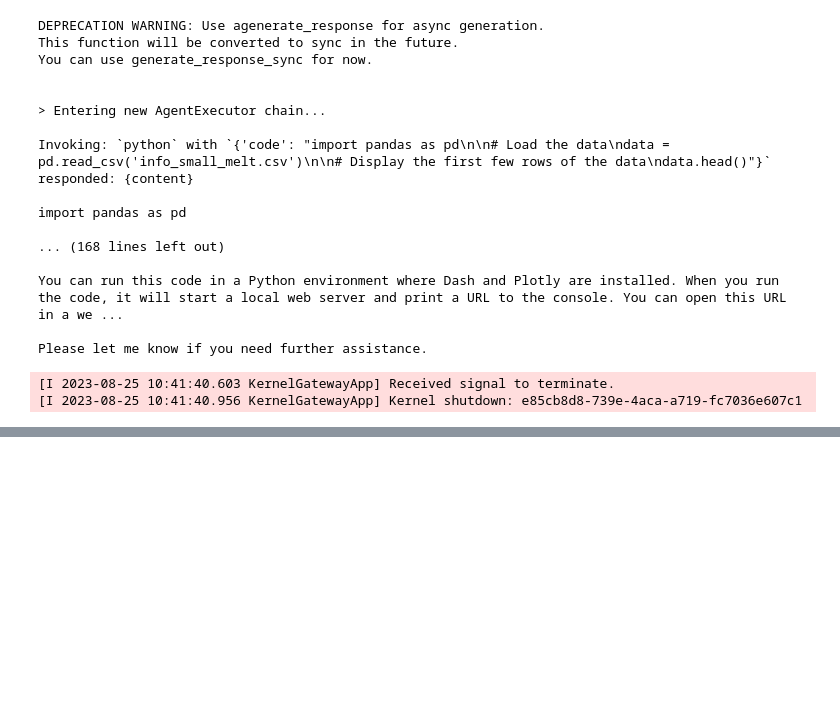
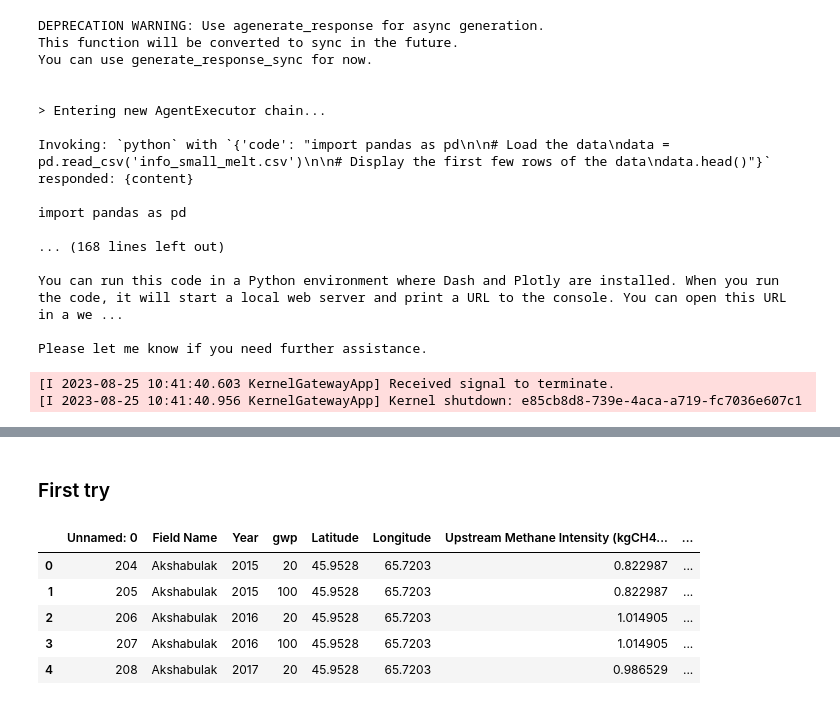
Before and after one commit to RMI/llm_experiments, a Jupyter notebook: code_interpreter_api.ipynb, the cells around one changed output, grey strips where cells are left out. Cells and saved outputs as stored; diff of their text form; code cells hidden in the pictures; blank space fills up the shorter version.

```diff
--- a/code_interpreter_api.ipynb
+++ b/code_interpreter_api.ipynb
@@ -315,0 +389,17 @@ if __name__ == '__main__':
+# %% [markdown]
+### First try
+# %%
+import pandas as pd
+
+# Read the dataset
+df = pd.read_csv('info_small.csv')
+
+# Display the first few rows of the dataset
+df.head()
+# %% [output]
+|  | Unnamed: 0 | Field Name | Year | gwp | Latitude | Longitude | Upstream Methane Intensity (kgCH4... | ... |
+| 0 | 204 | Akshabulak | 2015 | 20 | 45.9528 | 65.7203 | 0.822987 | ... |
+| 1 | 205 | Akshabulak | 2015 | 100 | 45.9528 | 65.7203 | 0.822987 | ... |
+| 2 | 206 | Akshabulak | 2016 | 20 | 45.9528 | 65.7203 | 1.014905 | ... |
+| 3 | 207 | Akshabulak | 2016 | 100 | 45.9528 | 65.7203 | 1.014905 | ... |
+| 4 | 208 | Akshabulak | 2017 | 20 | 45.9528 | 65.7203 | 0.986529 | ... |
```
Also changed, not shown: parts of 27 cells of this notebook, 2 other files.
